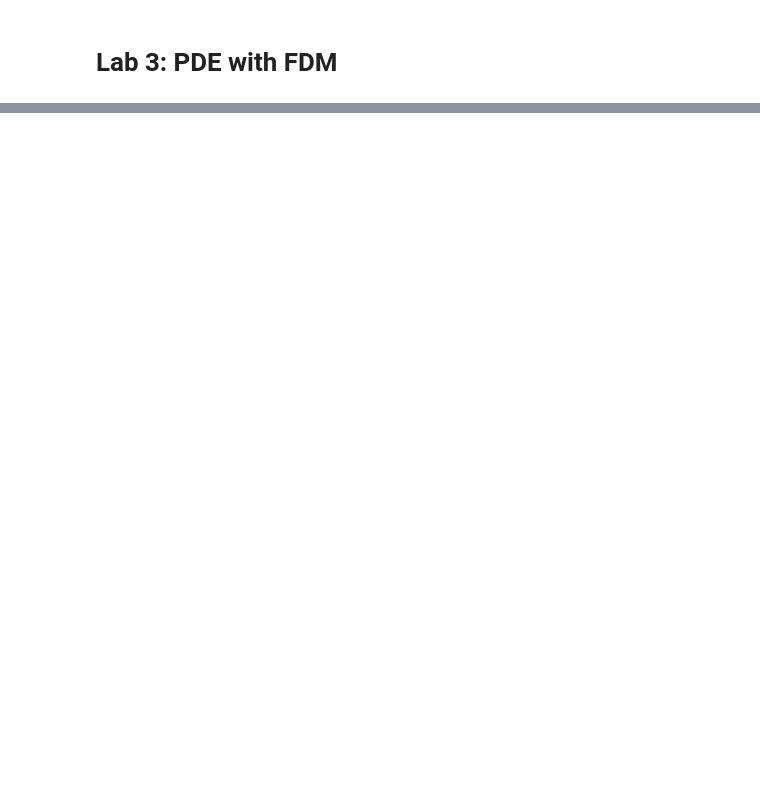
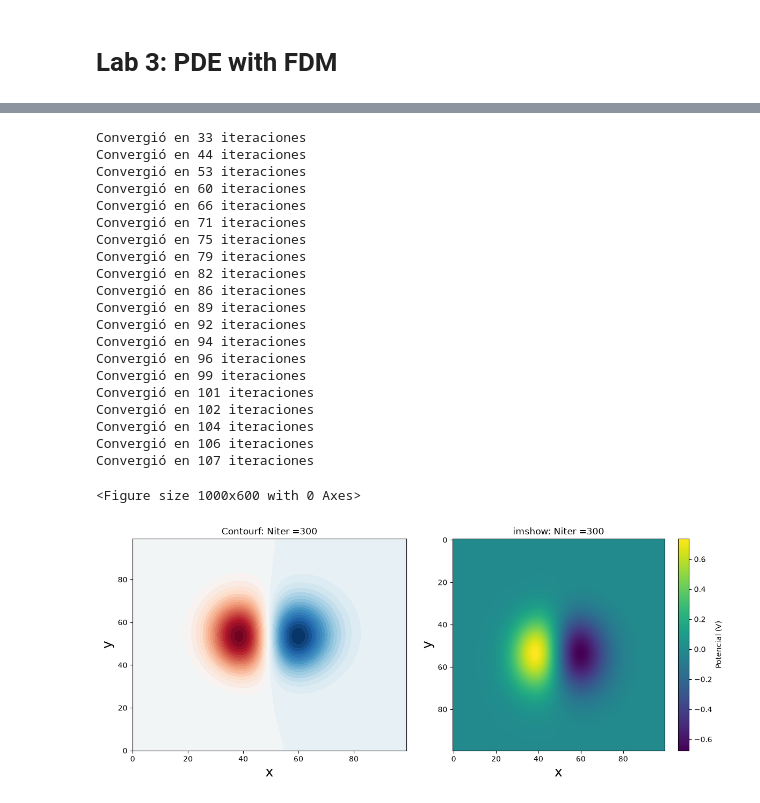
Before and after one commit to anferivera/Fisica_Computacional_1, a Jupyter notebook: Estudiantes/Castrillon_0656/Lab_3_PDE_Castrillon_0656.ipynb, the cells around one changed output, grey strips where cells are left out. Drawn from its saved outputs; the diff is of its cells as text; code cells hidden in the pictures; blank space fills up the shorter version.

```diff
--- a/Estudiantes/Castrillon_0656/Lab_3_PDE_Castrillon_0656.ipynb
+++ b/Estudiantes/Castrillon_0656/Lab_3_PDE_Castrillon_0656.ipynb
@@ -54,3 +118,67 @@ However, we know that the potential $\phi$ and the electric field $\vec{E}$ fulf
 2. Compute numerically the electric field (use finite difference method).
 
 <img src="https://github.com/anferivera/Fisica_Computacional_1/raw/main/Sesiones/PDE/figures/Laplace_df_capacitor.png" alt="drawing" width="600"/>
+# %%
+def capacitor(n_iter):
+  V0, Nmax, L, d = 50, 100, 20, 10 # En orden: Voltaje inicial, N_iter_maximo, Longitud, Distancia placas
+  centro = int((d+Nmax)/2) # centro
+  V_ini = np.zeros((Nmax, Nmax), float) # malla de ceros inicial
+
+  # Actualización de malla con las dos placas, una con V0 y otra con -V0
+  for k in range(0,L):
+    V_ini[(centro-d) + k, centro - d] = V0
+    V_ini[(centro-d) + k, centro] = -V0
+
+    V_final = Laplace2D_FDM(V_ini, tol=10e-3, Nmax_iter=Niter)
+  return V_final
+
+V = capacitor(Niter)
+
+plt.figure(figsize=(10,6))
+
+# Crear figura
+fig = plt.figure(figsize=(12,5))
+
+# Superficie 3D
+ax1 = fig.add_subplot(1,2,1)
+ax1.contourf(V,levels = 40, cmap='RdBu_r')
+ax1.set_title('Contourf: Niter =%.1d'%Niter)
+ax1.set_xlabel("x",size=18)
+ax1.set_ylabel("y",size=18)
+
+# Campo eléctrico 2D
+ax2 = fig.add_subplot(1,2,2)
+im = ax2.imshow(V.copy(), interpolation="bilinear", ) # cmap="hot"
+
+ax2.set_title('imshow: Niter =%.1d'%Niter)
+ax2.set_xlabel("x",size=18)
+ax2.set_ylabel("y",size=18)
+
+# Barra de color (solo una, asociada al potencial)
+fig.colorbar(im, ax=ax2, label='Potencial (V)')
+
+plt.tight_layout()
+plt.show()
+# %% [output]
+Convergió en 33 iteraciones
+Convergió en 44 iteraciones
+Convergió en 53 iteraciones
+Convergió en 60 iteraciones
+Convergió en 66 iteraciones
+Convergió en 71 iteraciones
+Convergió en 75 iteraciones
+Convergió en 79 iteraciones
+Convergió en 82 iteraciones
+Convergió en 86 iteraciones
+Convergió en 89 iteraciones
+Convergió en 92 iteraciones
+Convergió en 94 iteraciones
+Convergió en 96 iteraciones
+Convergió en 99 iteraciones
+Convergió en 101 iteraciones
+Convergió en 102 iteraciones
+Convergió en 104 iteraciones
+Convergió en 106 iteraciones
+Convergió en 107 iteraciones
+<Figure size 1000x600 with 0 Axes>
+[figure, added]
```
Also changed, not shown: parts of 5 cells of this notebook.
